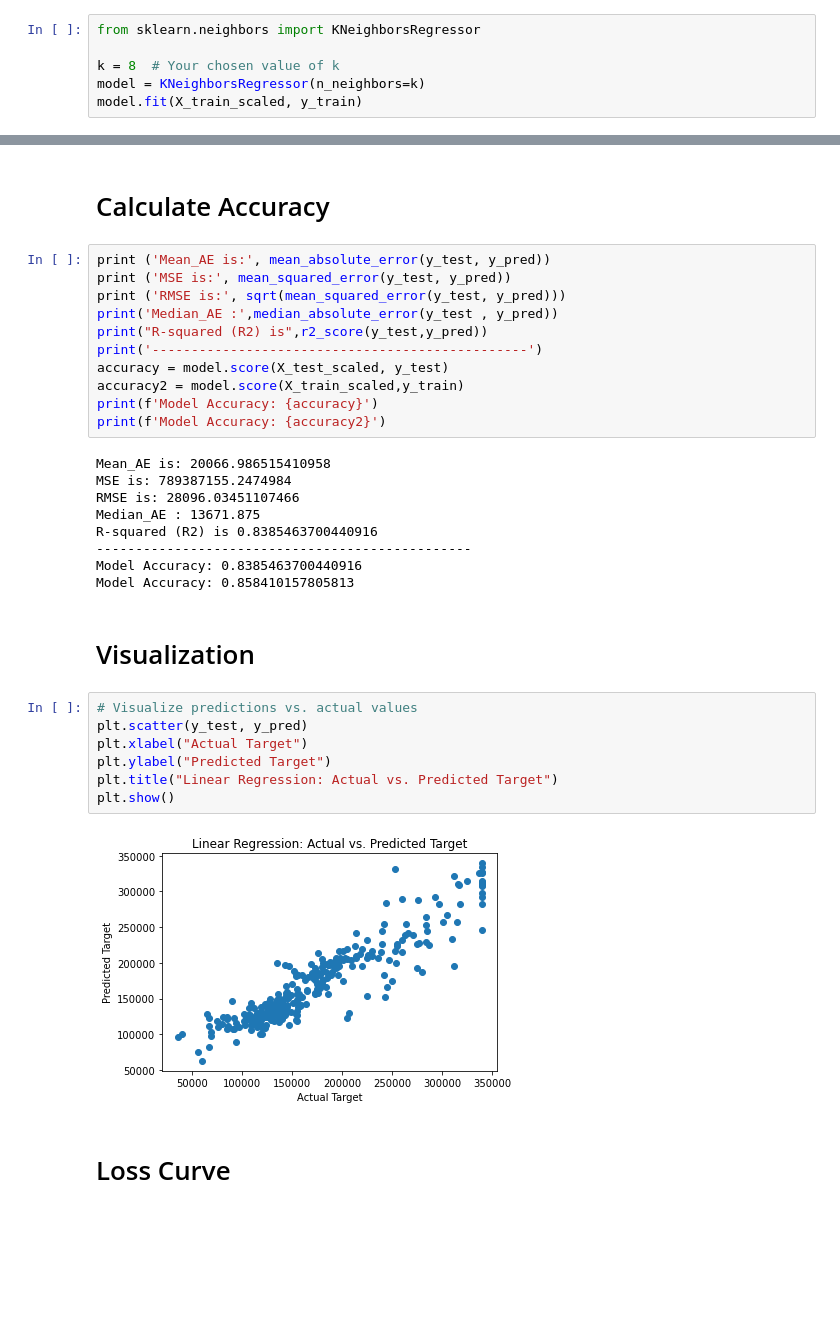
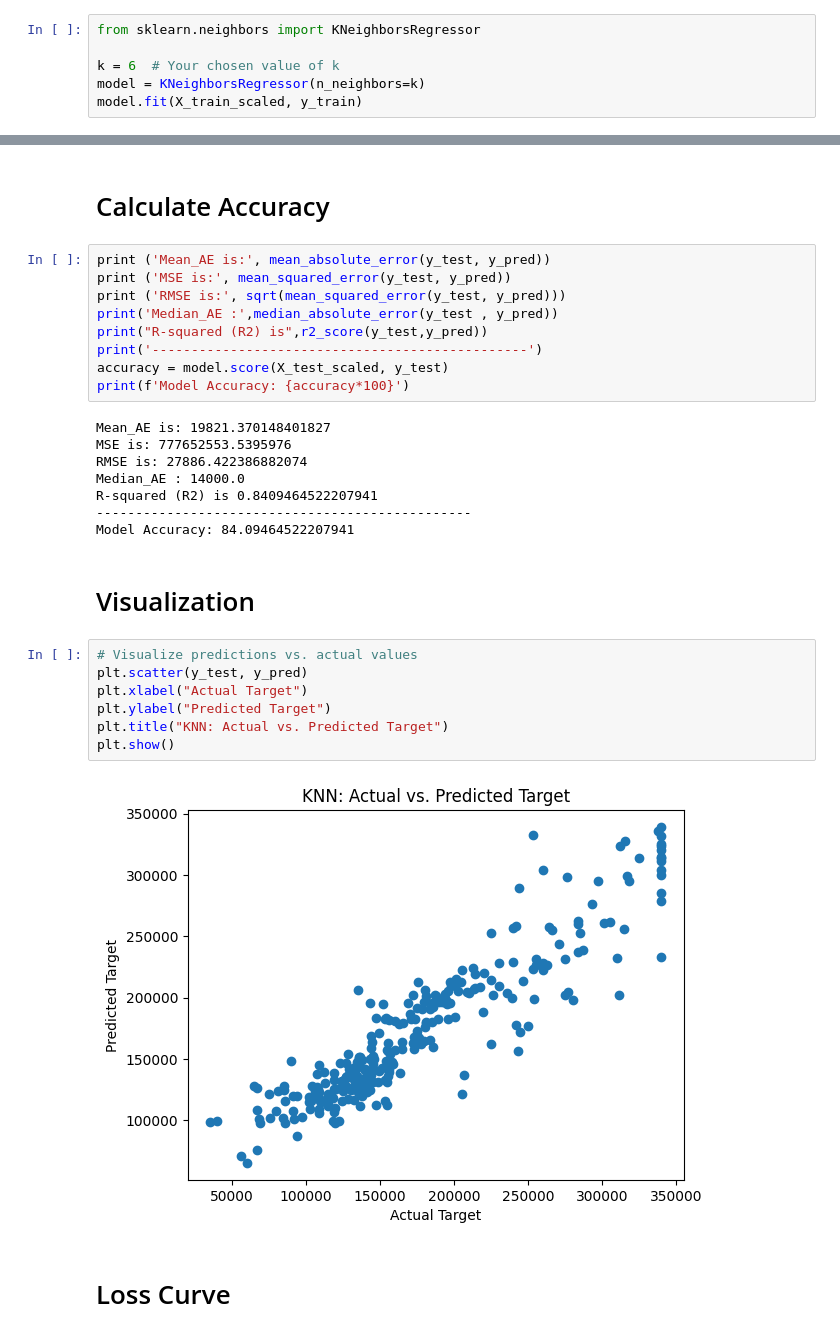
Before and after one commit to yousefsalah14/ML_Project, a Jupyter notebook: knn.ipynb, the cells around one changed output, grey strips where cells are left out. Saved outputs shown, nothing was run; the diff lists cells and outputs as text; blank space fills up the shorter version.

```diff
--- a/knn.ipynb
+++ b/knn.ipynb
@@ -149,7 +153,7 @@ X_test_scaled = scaler.transform(X_test)
 # %%
 from sklearn.neighbors import KNeighborsRegressor
 
-k = 8  # Your chosen value of k
+k = 6  # Your chosen value of k
 model = KNeighborsRegressor(n_neighbors=k)
 model.fit(X_train_scaled, y_train)
 # %% [output]
@@ -169,29 +173,26 @@ print('Median_AE :',median_absolute_error(y_test , y_pred))
 print("R-squared (R2) is",r2_score(y_test,y_pred))
 print('------------------------------------------------')
 accuracy = model.score(X_test_scaled, y_test)
-accuracy2 = model.score(X_train_scaled,y_train)
-print(f'Model Accuracy: {accuracy}')
-print(f'Model Accuracy: {accuracy2}')
+print(f'Model Accuracy: {accuracy*100}')
 # %% [output]
-Mean_AE is: 20066.986515410958
-MSE is: 789387155.2474984
-RMSE is: 28096.03451107466
-Median_AE : 13671.875
-R-squared (R2) is 0.8385463700440916
+Mean_AE is: 19821.370148401827
+MSE is: 777652553.5395976
+RMSE is: 27886.422386882074
+Median_AE : 14000.0
+R-squared (R2) is 0.8409464522207941
 ------------------------------------------------
-Model Accuracy: 0.8385463700440916
-Model Accuracy: 0.858410157805813
+Model Accuracy: 84.09464522207941
 # %% [markdown]
 # Visualization
 # %%
 # Visualize predictions vs. actual values
 plt.scatter(y_test, y_pred)
 plt.xlabel("Actual Target")
 plt.ylabel("Predicted Target")
-plt.title("Linear Regression: Actual vs. Predicted Target")
+plt.title("KNN: Actual vs. Predicted Target")
 plt.show()
 # %% [output]
-[figure, old version]
+[figure, new version]
 # %% [markdown]
 # Loss Curve
 # %%
```
Also changed, not shown: parts of 8 cells of this notebook, 2 other files.
